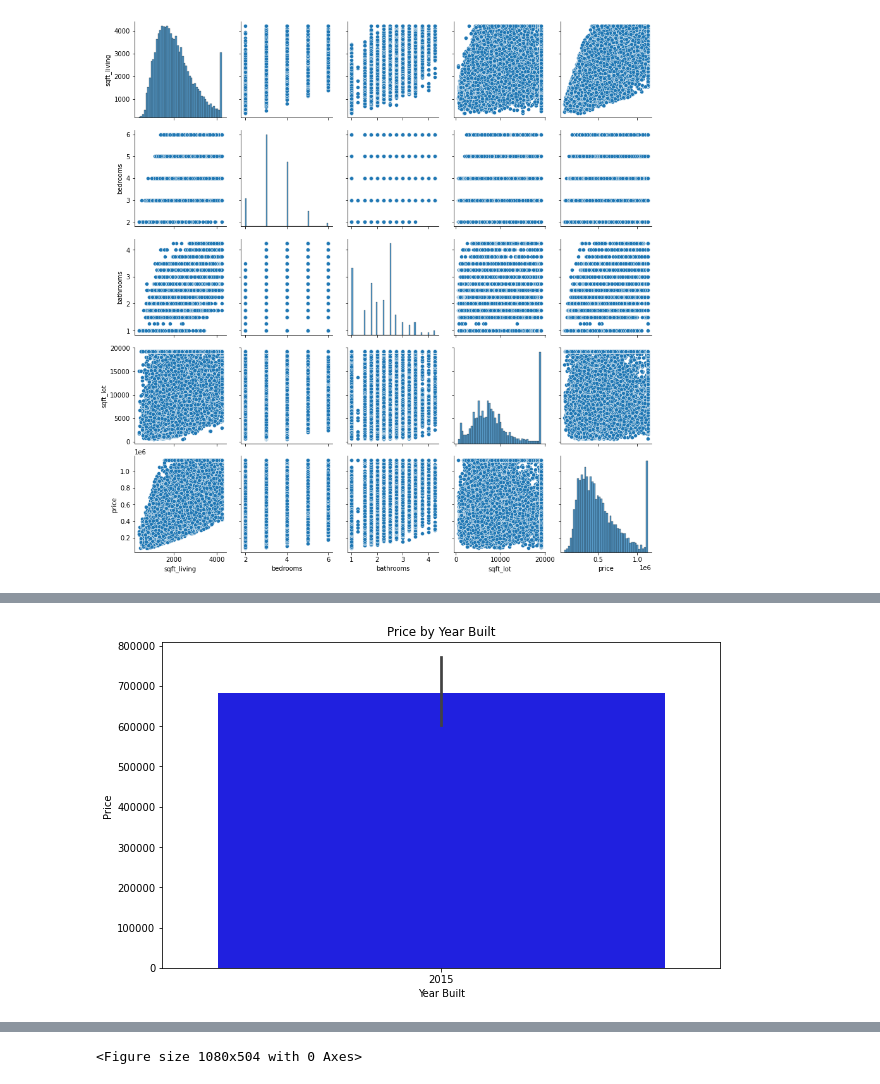
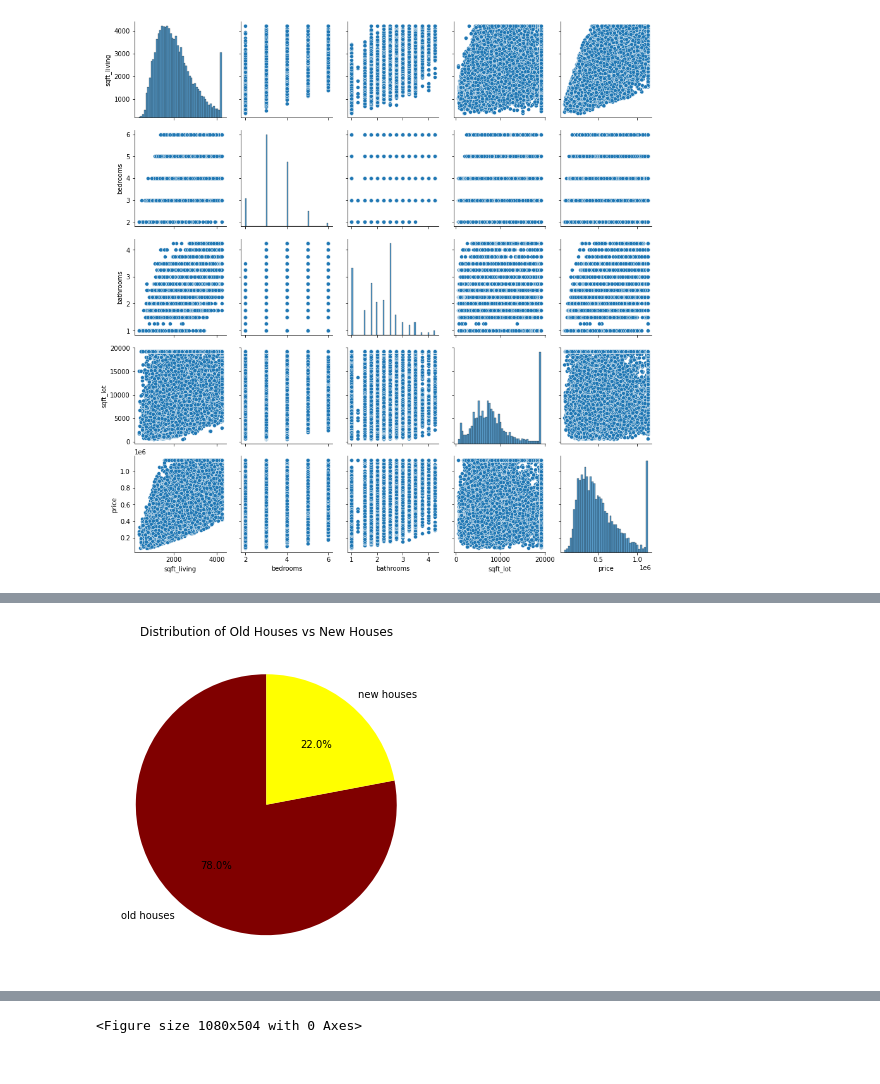
Before and after one commit to Anniemarie001/Linear-Regression-GRP16, a Jupyter notebook: index.ipynb, the cells around one changed output, grey strips where cells are left out. Saved outputs shown, nothing was run; the diff lists cells and outputs as text; code cells hidden in the pictures.

```diff
--- a/index.ipynb
+++ b/index.ipynb
@@ -742,13 +746,20 @@ plt.show()
-# %%
-# considering the most recent constructed houses
-new_houses = df_normalized.sort_values(by='yr_built', ascending=False).head(30)
-plt.figure(figsize=(10,6))
-#new_houses.plot(kind = "bar",x="yr_built", y = "price", color = "blue")
-sns.barplot(x="yr_built", y = "price", data= new_houses, color="blue")
-
-plt.title('Price by Year Built')
-plt.xlabel('Year Built')
-plt.ylabel('Price')
-plt.show();
-# %% [output]
-[figure, removed]
+# %%
+
+import pandas as pd
+import matplotlib.pyplot as plt
+
+# Assuming df_normalized is your DataFrame
+# Categorize the houses
+df_normalized['house_category'] = df_normalized['yr_built'].apply(lambda x: 'old houses' if x < 2000 else 'new houses')
+
+# Count the number of houses in each category
+house_counts = df_normalized['house_category'].value_counts()
+
+# Plot the pie chart
+plt.figure(figsize=(8, 6))
+house_counts.plot.pie(autopct='%1.1f%%', startangle=90, colors=['maroon', 'yellow'])
+plt.title('Distribution of Old Houses vs New Houses')
+plt.ylabel('')
+plt.show()
+# %% [output]
+[figure, added]
```
Also changed, not shown: parts of 5 cells of this notebook.
